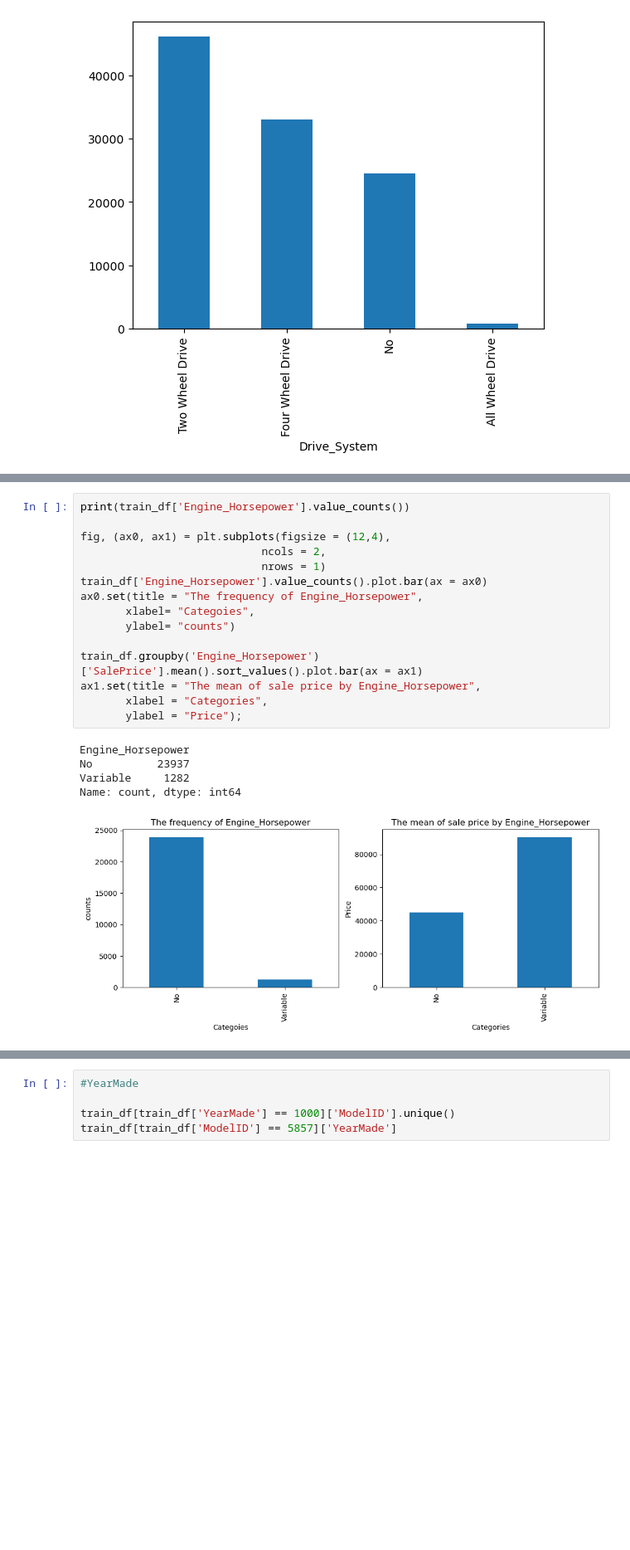
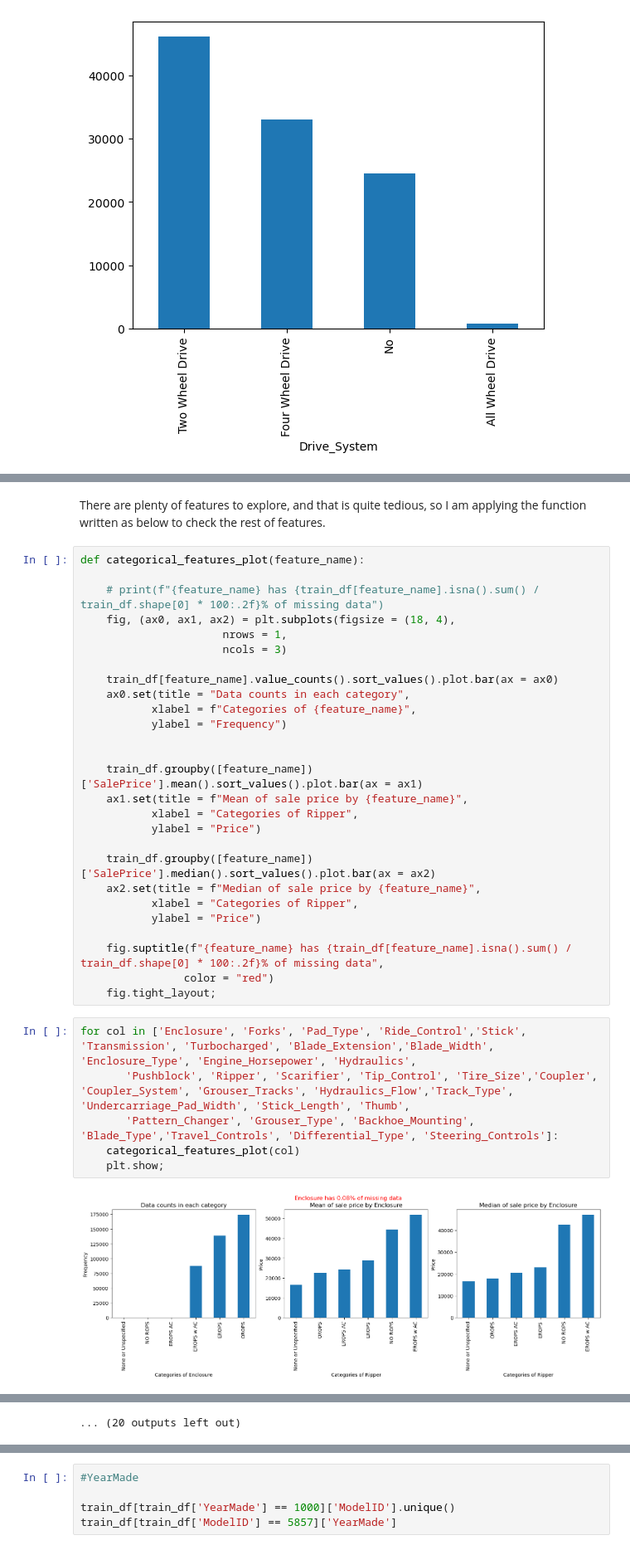
Before and after one commit to Eleanor-git/Regression_Bulldozer, a Jupyter notebook: Bulldozer_price_regression.ipynb, the cells around one changed output, grey strips where cells are left out. Shown at 83% size. Saved outputs shown, nothing was run; the diff lists cells and outputs as text; blank space fills up the shorter version.

```diff
--- a/Bulldozer_price_regression.ipynb
+++ b/Bulldozer_price_regression.ipynb
@@ -473,21 +385,37 @@ ax1.set(title = "The mean of sale price by Blade_Width",
-# %%
-print(train_df['Engine_Horsepower'].value_counts())
-
-fig, (ax0, ax1) = plt.subplots(figsize = (12,4),
-                            ncols = 2,
-                            nrows = 1)
-train_df['Engine_Horsepower'].value_counts().plot.bar(ax = ax0)
-ax0.set(title = "The frequency of Engine_Horsepower",
-       xlabel= "Categoies",
-       ylabel= "counts")
-
-train_df.groupby('Engine_Horsepower')['SalePrice'].mean().sort_values().plot.bar(ax = ax1)
-ax1.set(title = "The mean of sale price by Engine_Horsepower",
-       xlabel = "Categories",
-       ylabel = "Price");
-# %% [output]
-Engine_Horsepower
-No          23937
-Variable     1282
-Name: count, dtype: int64
-[figure, removed]
+# %% [markdown]
+There are plenty of features to explore, and that is quite tedious, so I am applying the function written as below to check the rest of features.
+# %%
+def categorical_features_plot(feature_name):
+
+    # print(f"{feature_name} has {train_df[feature_name].isna().sum() / train_df.shape[0] * 100:.2f}% of missing data")
+    fig, (ax0, ax1, ax2) = plt.subplots(figsize = (18, 4),
+                      nrows = 1,
+                      ncols = 3)
+
+    train_df[feature_name].value_counts().sort_values().plot.bar(ax = ax0)
+    ax0.set(title = "Data counts in each category",
+           xlabel = f"Categories of {feature_name}",
+           ylabel = "Frequency")
+
+
+    train_df.groupby([feature_name])['SalePrice'].mean().sort_values().plot.bar(ax = ax1)
+    ax1.set(title = f"Mean of sale price by {feature_name}",
+           xlabel = "Categories of Ripper",
+           ylabel = "Price")
+
+    train_df.groupby([feature_name])['SalePrice'].median().sort_values().plot.bar(ax = ax2)
+    ax2.set(title = f"Median of sale price by {feature_name}",
+           xlabel = "Categories of Ripper",
+           ylabel = "Price")
+
+    fig.suptitle(f"{feature_name} has {train_df[feature_name].isna().sum() / train_df.shape[0] * 100:.2f}% of missing data",
+                color = "red")
+    fig.tight_layout;
+# %%
+for col in ['Enclosure', 'Forks', 'Pad_Type', 'Ride_Control','Stick', 'Transmission', 'Turbocharged', 'Blade_Extension','Blade_Width', 'Enclosure_Type', 'Engine_Horsepower', 'Hydraulics',
+       'Pushblock', 'Ripper', 'Scarifier', 'Tip_Control', 'Tire_Size','Coupler', 'Coupler_System', 'Grouser_Tracks', 'Hydraulics_Flow','Track_Type', 'Undercarriage_Pad_Width', 'Stick_Length', 'Thumb',
+       'Pattern_Changer', 'Grouser_Type', 'Backhoe_Mounting', 'Blade_Type','Travel_Controls', 'Differential_Type', 'Steering_Controls']:
+    categorical_features_plot(col)
+    plt.show;
+# %% [output]
+[figure, added]
@@ -493,0 +433 @@ Name: count, dtype: int64
+... (20 outputs left out)
```
Also changed, not shown: parts of 28 cells of this notebook, 1 other file.
